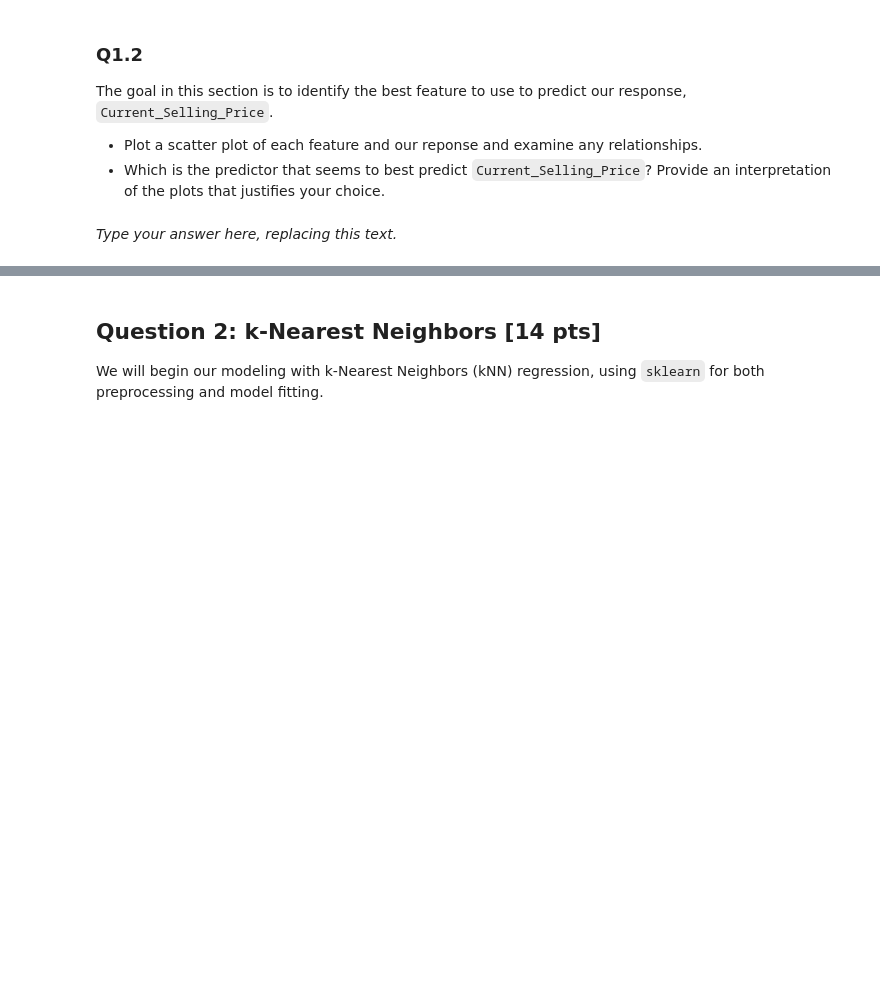
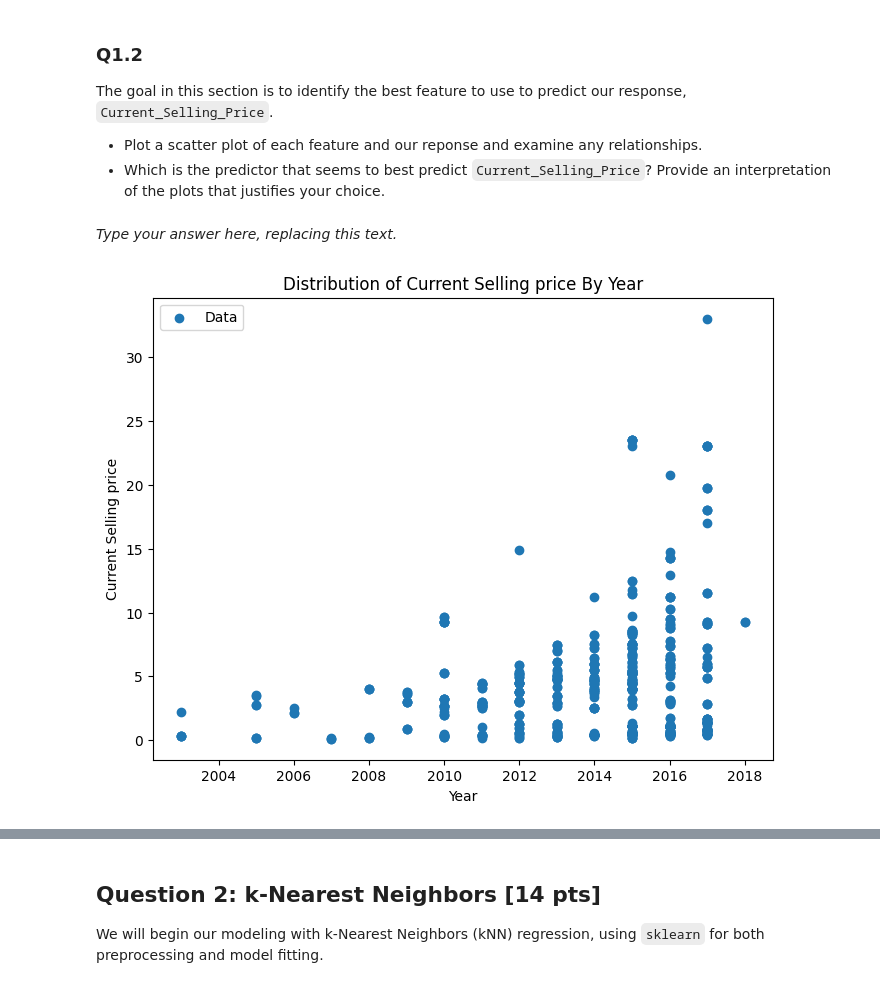
Before and after one commit to chlovec/hues_programs, a Jupyter notebook: cscie_1090a/cs1090a_hw2/cs1090a_hw2.ipynb, the cells around one changed output, grey strips where cells are left out. Saved outputs shown, nothing was run; the diff lists cells and outputs as text; code cells hidden in the pictures; blank space fills up the shorter version.

```diff
--- a/cscie_1090a/cs1090a_hw2/cs1090a_hw2.ipynb
+++ b/cscie_1090a/cs1090a_hw2/cs1090a_hw2.ipynb
@@ -140,0 +139,3 @@ _Type your answer here, replacing this text._
+# %%
+df = pd.read_csv("data/car_dekho_full.csv")
+df.describe(include="all").T
@@ -155,0 +186,10 @@ _Type your answer here, replacing this text._
+# %%
+plt.figure(figsize=(8, 6))
+plt.scatter(df["Year"], df["Current_Selling_Price"], label="Data")
+plt.xlabel("Year")
+plt.ylabel("Current Selling price")
+plt.title("Distribution of Current Selling price By Year")
+plt.legend()
+plt.show()
+# %% [output]
+[figure, added]
```
Also changed, not shown: parts of 12 cells of this notebook, 21 other files.
